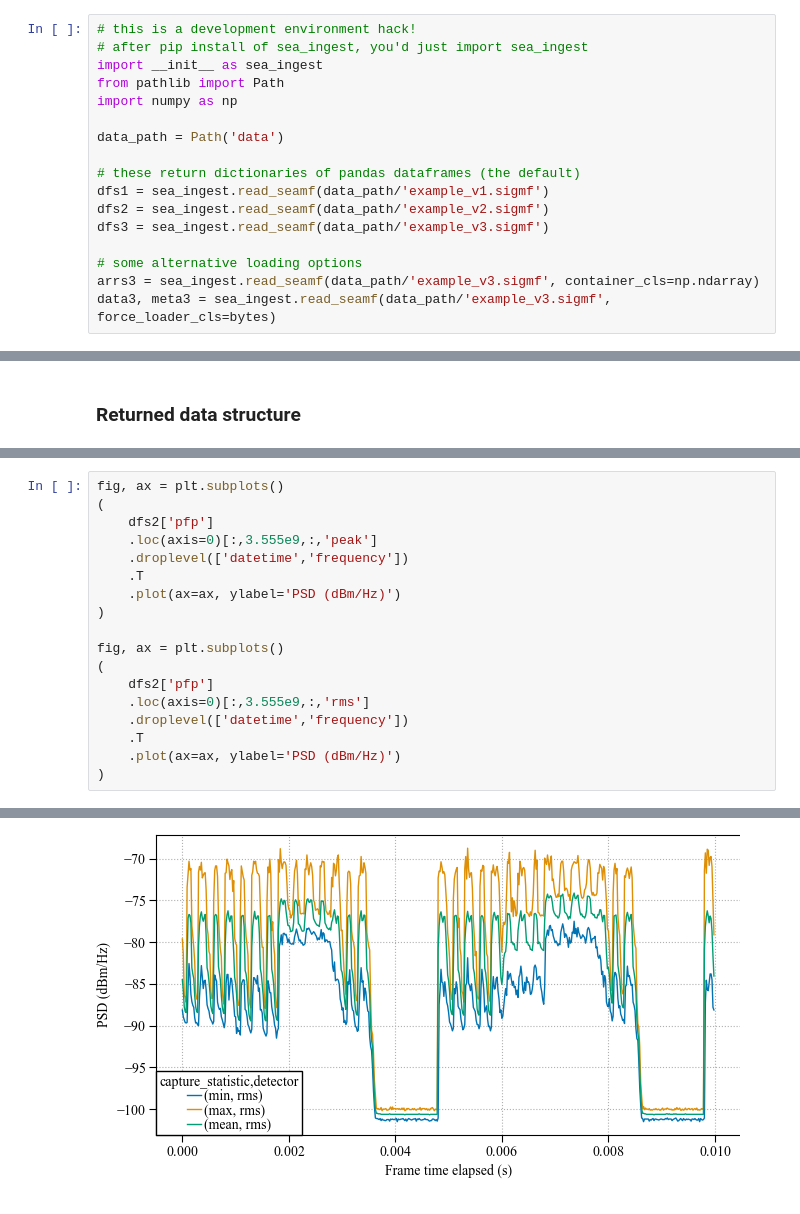
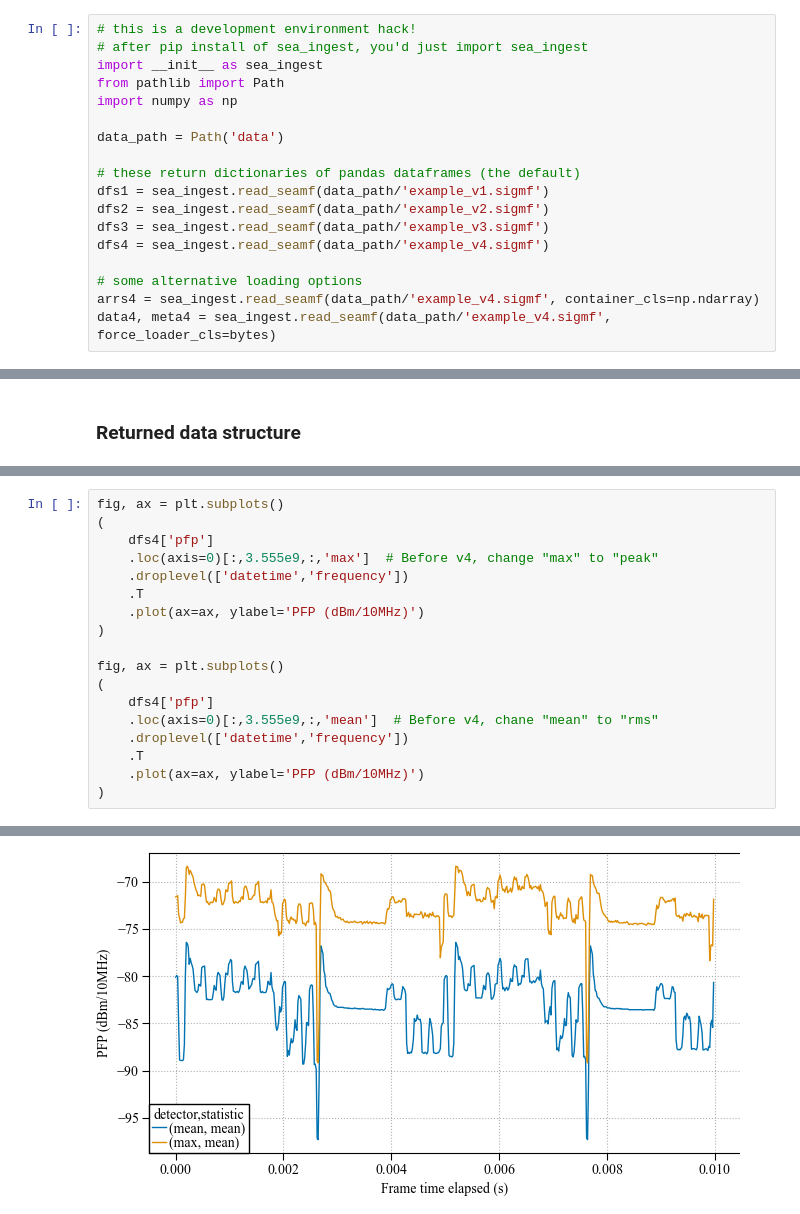
Before and after one commit to usnistgov/nasctn-sea-ingest, a Jupyter notebook: demos/read_seamf.ipynb, the cells around one changed output, grey strips where cells are left out. Saved outputs shown, nothing was run; the diff lists cells and outputs as text.

```diff
--- a/demos/read_seamf.ipynb
+++ b/demos/read_seamf.ipynb
@@ -13,10 +13,11 @@ data_path = Path('data')
 dfs1 = sea_ingest.read_seamf(data_path/'example_v1.sigmf')
 dfs2 = sea_ingest.read_seamf(data_path/'example_v2.sigmf')
 dfs3 = sea_ingest.read_seamf(data_path/'example_v3.sigmf')
+dfs4 = sea_ingest.read_seamf(data_path/'example_v4.sigmf')
 
 # some alternative loading options
-arrs3 = sea_ingest.read_seamf(data_path/'example_v3.sigmf', container_cls=np.ndarray)
-data3, meta3 = sea_ingest.read_seamf(data_path/'example_v3.sigmf', force_loader_cls=bytes)
+arrs4 = sea_ingest.read_seamf(data_path/'example_v4.sigmf', container_cls=np.ndarray)
+data4, meta4 = sea_ingest.read_seamf(data_path/'example_v4.sigmf', force_loader_cls=bytes)
 # %% [markdown]
 ### Performance
 # %%
@@ -121,19 +122,19 @@ dfs2['pfp'].head(12).iloc[:,:6]
 # %%
 fig, ax = plt.subplots()
 (
-    dfs2['pfp']
-    .loc(axis=0)[:,3.555e9,:,'peak']
+    dfs4['pfp']
+    .loc(axis=0)[:,3.555e9,:,'max']  # Before v4, change "max" to "peak"
     .droplevel(['datetime','frequency'])
     .T
-    .plot(ax=ax, ylabel='PSD (dBm/Hz)')
+    .plot(ax=ax, ylabel='PFP (dBm/10MHz)')
 )
 
 fig, ax = plt.subplots()
 (
-    dfs2['pfp']
-    .loc(axis=0)[:,3.555e9,:,'rms']
+    dfs4['pfp']
+    .loc(axis=0)[:,3.555e9,:,'mean']  # Before v4, chane "mean" to "rms"
     .droplevel(['datetime','frequency'])
     .T
-    .plot(ax=ax, ylabel='PSD (dBm/Hz)')
+    .plot(ax=ax, ylabel='PFP (dBm/10MHz)')
 )
 # %% [output]
@@ -142 +143 @@ fig, ax = plt.subplots()
-[figure, old version]
+[figure, new version]
```
Also changed, not shown: parts of 8 cells of this notebook, 4 other files.
